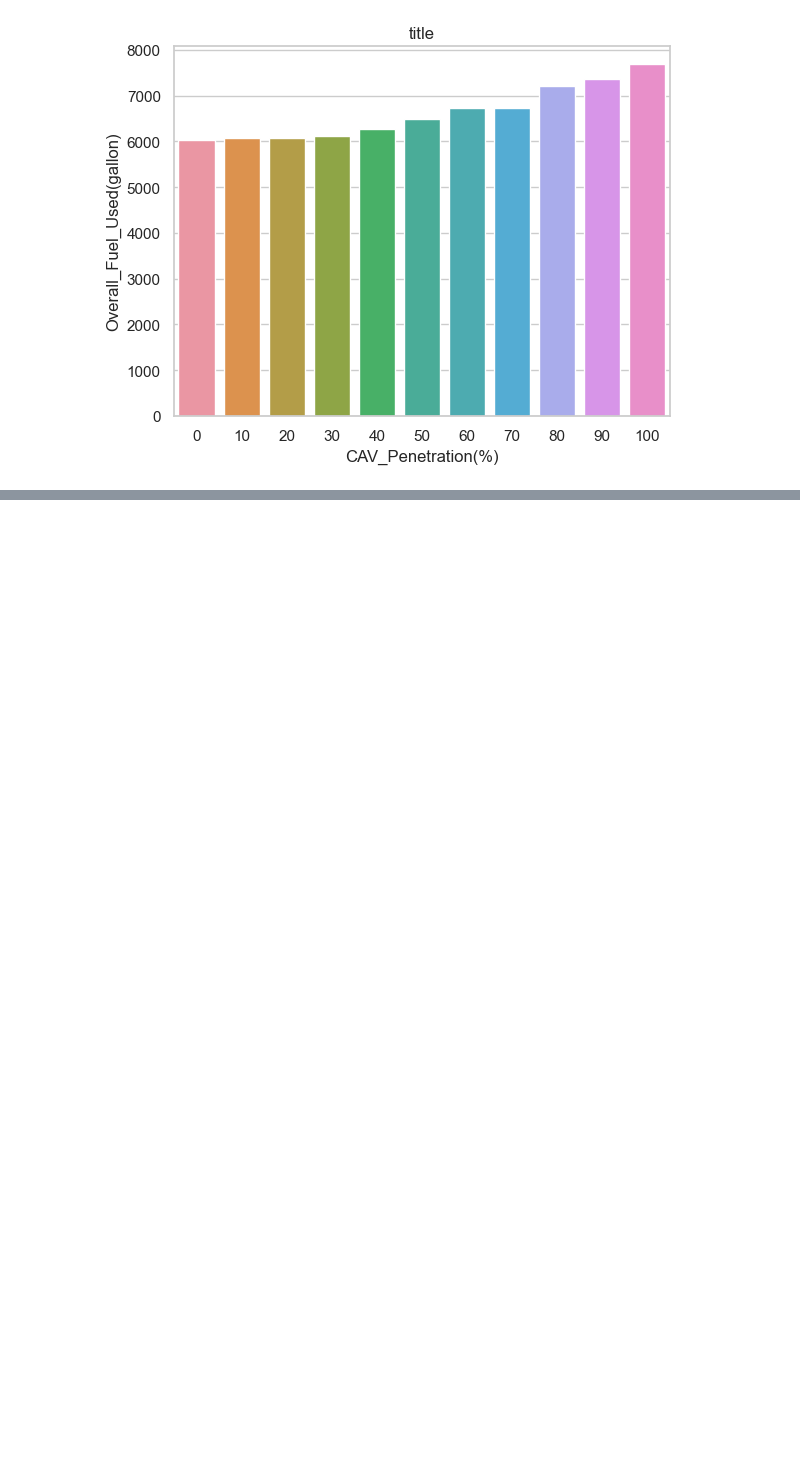
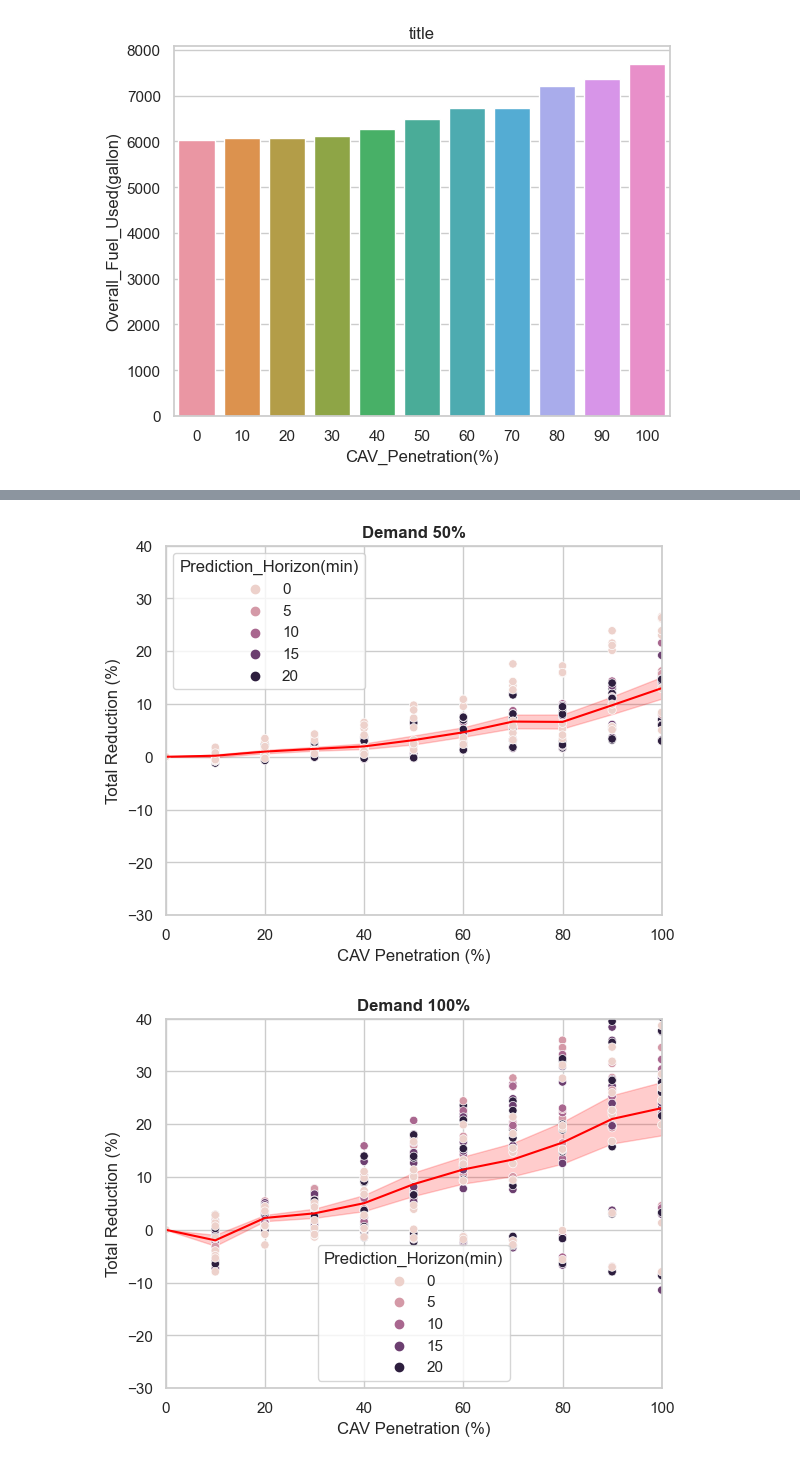
Before and after one commit to AlexWangVT/digital_twin_aimsun_eco_routing, a Jupyter notebook: plot_scripts/test_plot.ipynb, the cells around one changed output, grey strips where cells are left out. Drawn from its saved outputs; the diff is of its cells as text; code cells hidden in the pictures; blank space fills up the shorter version.

Commit message:
backup all batch results and figures

```diff
--- a/plot_scripts/test_plot.ipynb
+++ b/plot_scripts/test_plot.ipynb
@@ -7,7 +27,0 @@ import numpy as np
-# %%
-tips = sns.load_dataset('tips')
-sns.set_style("whitegrid")
-g = sns.lmplot(x = 'tip', y = 'total_bill', data = tips, aspect = 2)
-g = (g.set_axis_labels('Tips', 'Total bill(USD)').set(xlim=(0,10), ylim=(0,100)))
-plt.title('title')
-plt.show(g)
@@ -208,0 +169,10 @@ plt.show(g)
+# %%
+demand_percentage = 50
+plotOptimumCAV(demand_percentage, save_fig = True)
+demand_percentage = 100
+plotOptimumCAV(demand_percentage, save_fig = True)
+demand_percentage = 150
+plotOptimumCAV(demand_percentage, save_fig = True)
+# %% [output]
+[figure, added]
+[figure, added]
```
Also changed, not shown: parts of 17 cells of this notebook, 27 other files.
